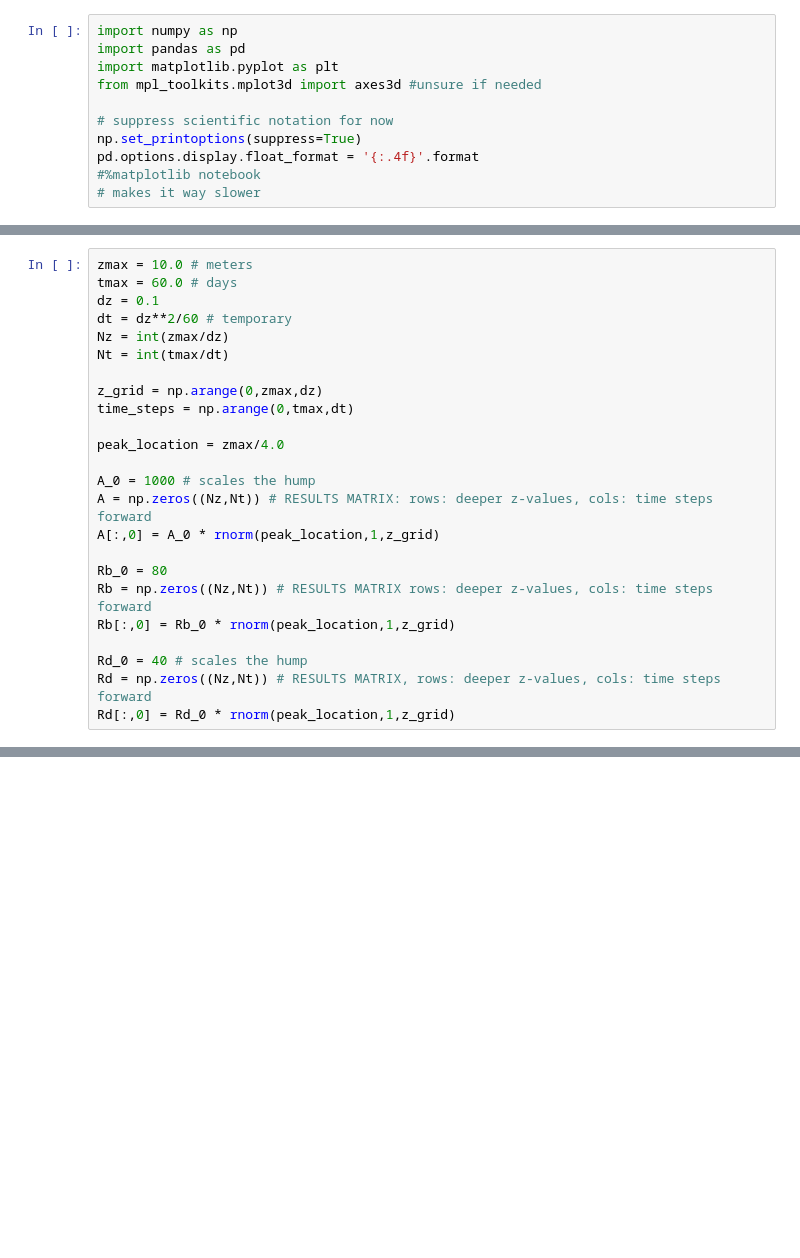
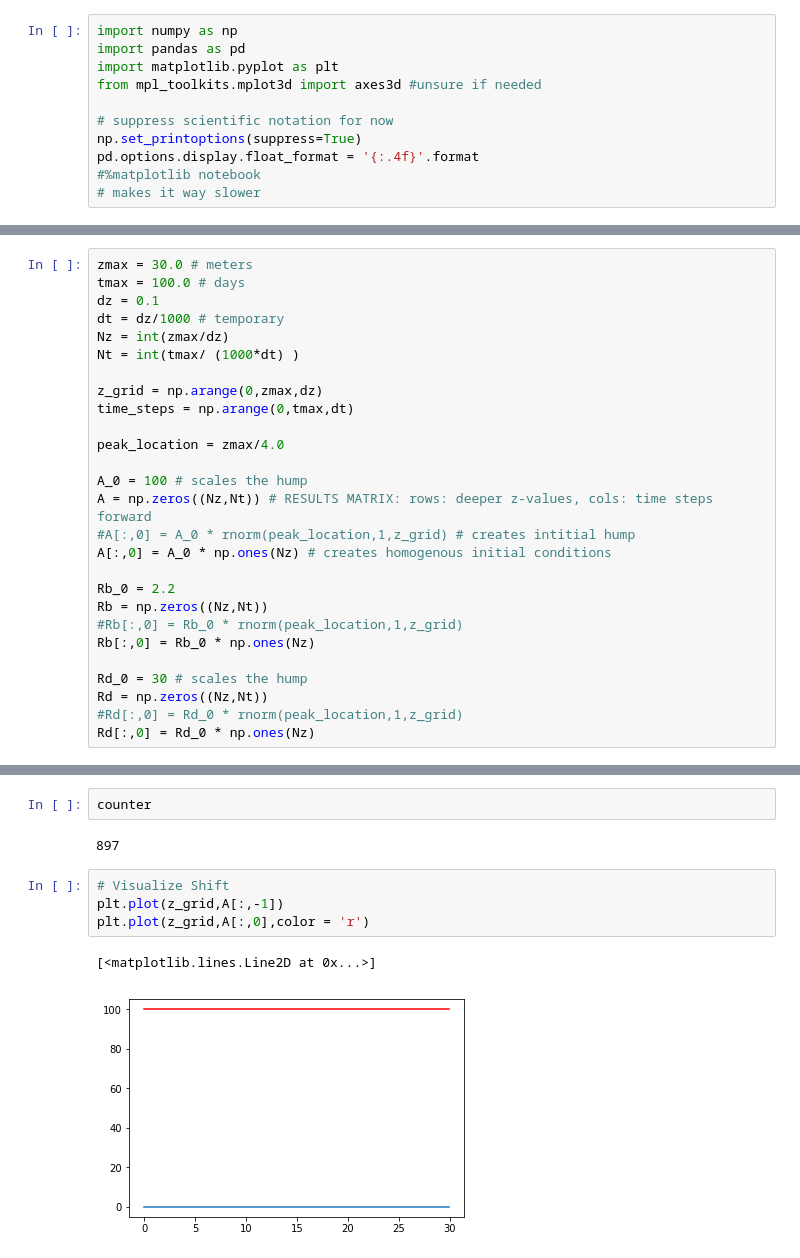
Before and after one commit to alisonpeard/phytoplankton_dynamics, a Jupyter notebook: Python Notebooks/All Equations (for Tuesday 7th).ipynb, the cells around one changed output, grey strips where cells are left out. Cells and saved outputs as stored; diff of their text form; blank space fills up the shorter version.

```diff
--- a/Python Notebooks/All Equations (for Tuesday 7th).ipynb
+++ b/Python Notebooks/All Equations (for Tuesday 7th).ipynb
@@ -72,26 +83,29 @@ def next_step(z,A, Rd, Rb):
 
     return A_next, Rd_next, Rb_next
 # %%
-zmax = 10.0 # meters
-tmax = 60.0 # days
+zmax = 30.0 # meters
+tmax = 100.0 # days
 dz = 0.1
-dt = dz**2/60 # temporary
+dt = dz/1000 # temporary
 Nz = int(zmax/dz)
-Nt = int(tmax/dt)
+Nt = int(tmax/ (1000*dt) )
 
 z_grid = np.arange(0,zmax,dz)
 time_steps = np.arange(0,tmax,dt)
 
 peak_location = zmax/4.0
 
-A_0 = 1000 # scales the hump
+A_0 = 100 # scales the hump
 A = np.zeros((Nz,Nt)) # RESULTS MATRIX: rows: deeper z-values, cols: time steps forward
-A[:,0] = A_0 * rnorm(peak_location,1,z_grid)
+#A[:,0] = A_0 * rnorm(peak_location,1,z_grid) # creates intitial hump
+A[:,0] = A_0 * np.ones(Nz) # creates homogenous initial conditions
 
-Rb_0 = 80
-Rb = np.zeros((Nz,Nt)) # RESULTS MATRIX rows: deeper z-values, cols: time steps forward
-Rb[:,0] = Rb_0 * rnorm(peak_location,1,z_grid)
+Rb_0 = 2.2
+Rb = np.zeros((Nz,Nt))
+#Rb[:,0] = Rb_0 * rnorm(peak_location,1,z_grid)
+Rb[:,0] = Rb_0 * np.ones(Nz)
 
-Rd_0 = 40 # scales the hump
-Rd = np.zeros((Nz,Nt)) # RESULTS MATRIX, rows: deeper z-values, cols: time steps forward
-Rd[:,0] = Rd_0 * rnorm(peak_location,1,z_grid)
+Rd_0 = 30 # scales the hump
+Rd = np.zeros((Nz,Nt))
+#Rd[:,0] = Rd_0 * rnorm(peak_location,1,z_grid)
+Rd[:,0] = Rd_0 * np.ones(Nz)
@@ -105,0 +131,11 @@ array([     0,  71999, 143999, 215999, 287999, 359999])
+# %%
+counter
+# %% [output]
+897
+# %%
+# Visualize Shift
+plt.plot(z_grid,A[:,-1])
+plt.plot(z_grid,A[:,0],color = 'r')
+# %% [output]
+[<matplotlib.lines.Line2D at 0x...>]
+[figure, added]
```
Also changed, not shown: parts of 14 cells of this notebook, 2 other files.
